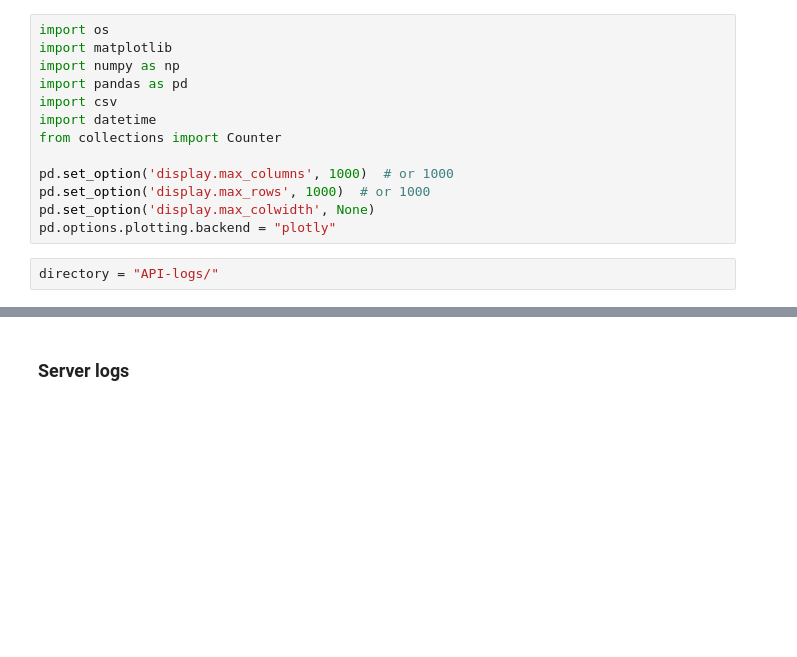
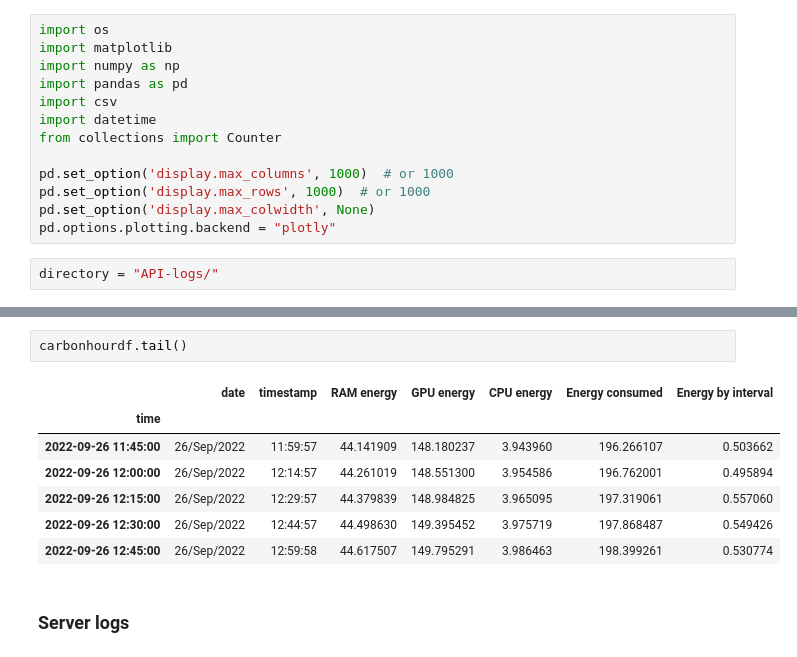
Before and after one commit to bigscience-workshop/carbon-footprint, a Jupyter notebook: bloom_api_carbon.ipynb, the cells around one changed output, grey strips where cells are left out. Cells and saved outputs as stored; diff of their text form; blank space fills up the shorter version.

```diff
--- a/bloom_api_carbon.ipynb
+++ b/bloom_api_carbon.ipynb
@@ -83,3 +156,13 @@ carbonhourdf.head()
+# %%
+carbonhourdf.tail()
+# %% [output]
+|  | date | timestamp | RAM energy | GPU energy | CPU energy | Energy consumed | Energy by interval |
+| time |  |  |  |  |  |  |  |
+| 2022-09-26 11:45:00 | 26/Sep/2022 | 11:59:57 | 44.141909 | 148.180237 | 3.943960 | 196.266107 | 0.503662 |
+| 2022-09-26 12:00:00 | 26/Sep/2022 | 12:14:57 | 44.261019 | 148.551300 | 3.954586 | 196.762001 | 0.495894 |
+| 2022-09-26 12:15:00 | 26/Sep/2022 | 12:29:57 | 44.379839 | 148.984825 | 3.965095 | 197.319061 | 0.557060 |
+| 2022-09-26 12:30:00 | 26/Sep/2022 | 12:44:57 | 44.498630 | 149.395452 | 3.975719 | 197.868487 | 0.549426 |
+| 2022-09-26 12:45:00 | 26/Sep/2022 | 12:59:58 | 44.617507 | 149.795291 | 3.986463 | 198.399261 | 0.530774 |
 # %% [markdown]
 ### Server logs
 # %%
```
Also changed, not shown: parts of 40 cells of this notebook, 3 other files.
